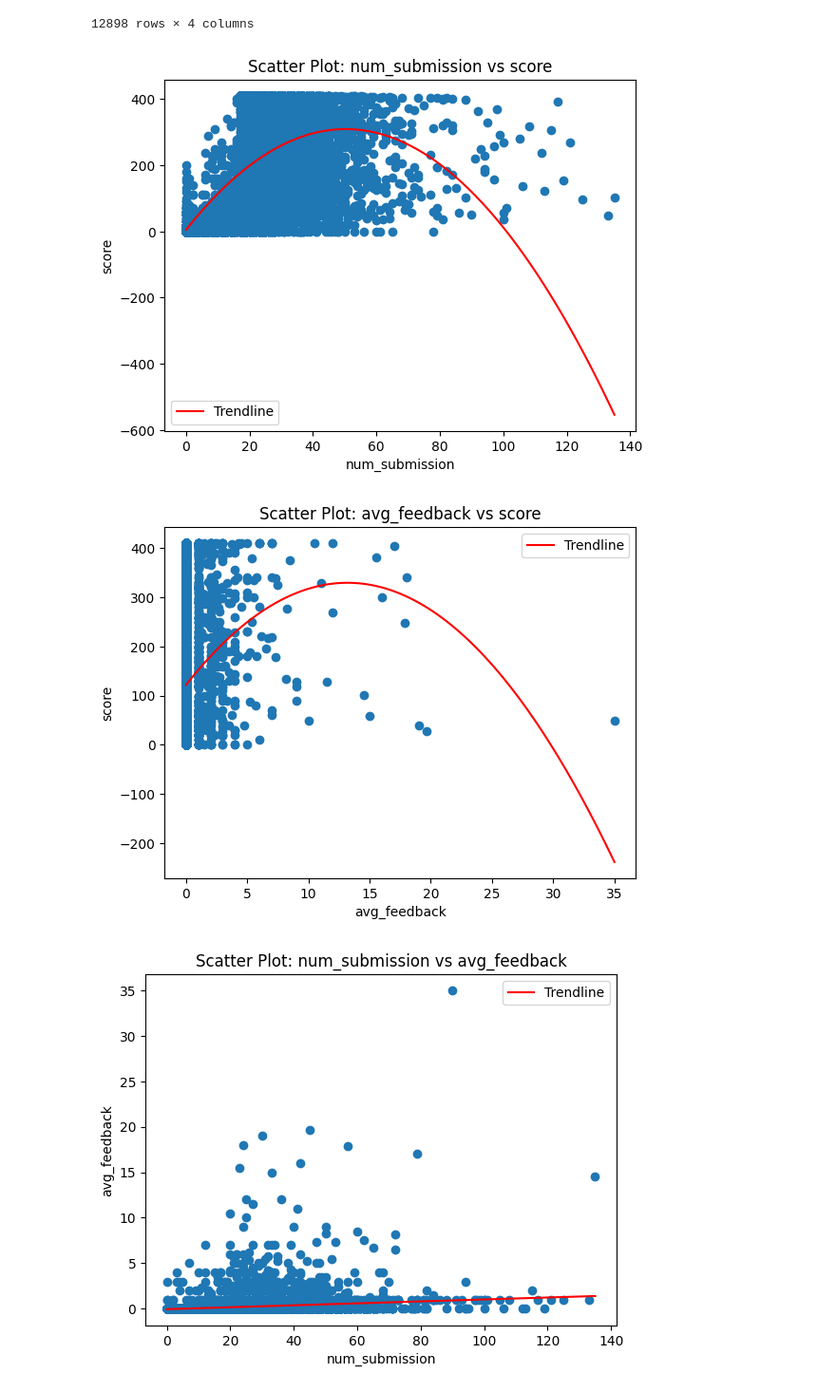
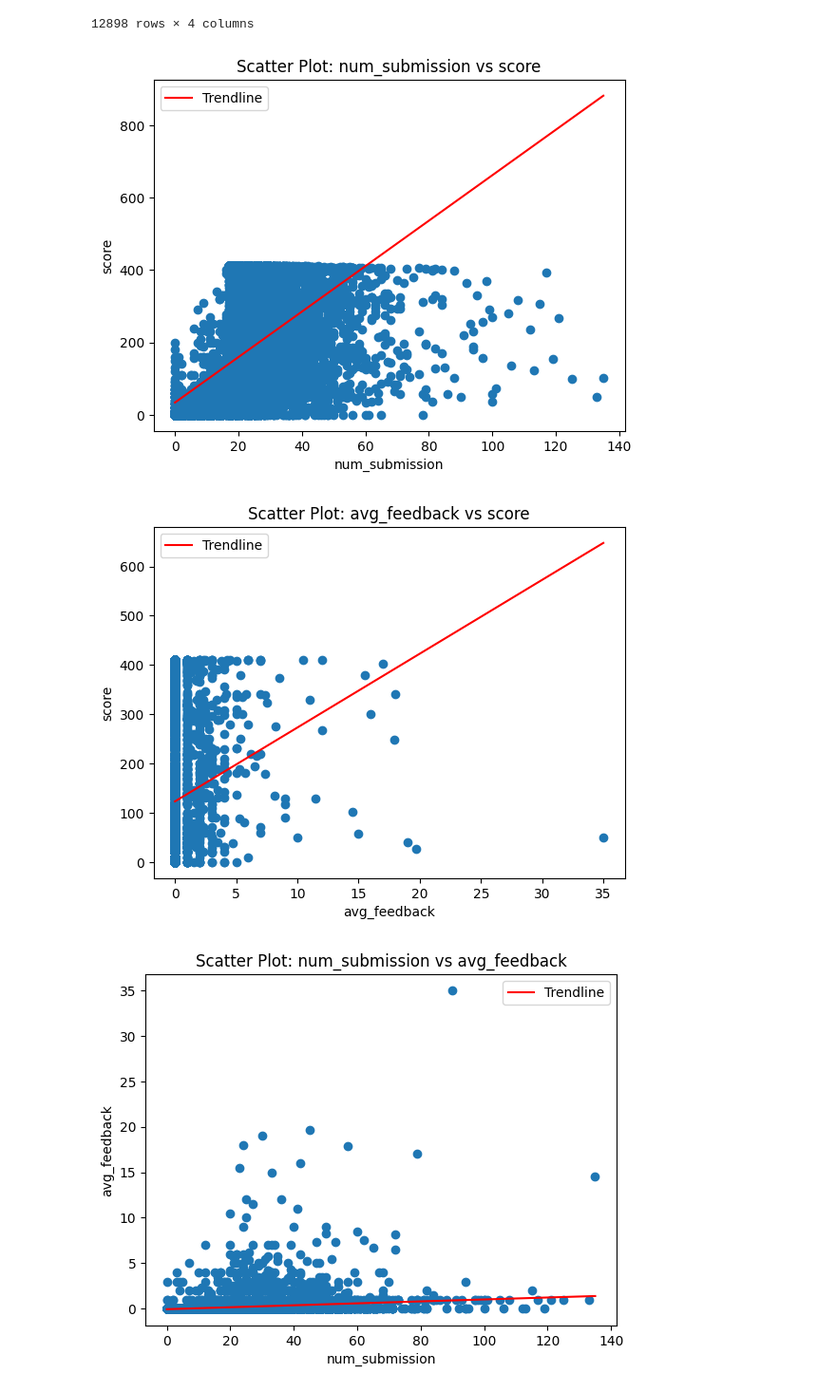
Before and after one commit to samchen0508/747-A2, a Jupyter notebook: result.ipynb, the cells around one changed output. Shown at 95% size. Cells and saved outputs as stored; diff of their text form; code cells hidden in the pictures.

```diff
--- a/result.ipynb
+++ b/result.ipynb
@@ -255,34 +255,34 @@ final_result
 # %%
 x_name = 'num_submission'
 y_name = 'score'
 
 x = final_result[x_name]
 y = final_result[y_name]
 
 # Scatter plot
 plt.scatter(x, y)
 plt.xlabel(x_name)
 plt.ylabel(y_name)
 plt.title('Scatter Plot: {} vs {}'.format(x_name, y_name))
 
 # Add trendline
-coefficients = np.polyfit(x, y, 2)  # Fit a 1st-degree polynomial (line) to the data
+coefficients = np.polyfit(x, y, 1)  # Fit a 1st-degree polynomial (line) to the data
 polynomial = np.poly1d(coefficients)  # Create a polynomial function
 x_values = np.linspace(min(x), max(x), 100)  # Generate x values for the trendline
 y_values = polynomial(x_values)  # Calculate y values using the polynomial function
 plt.plot(x_values, y_values, color='red', label='Trendline')
 
 # #calculate equation for trendline
 # z = np.polyfit(x, y, 1)
 # p = np.poly1d(z)
 
 #add trendline to plot
 # plt.plot(x, p(x))
 
 plt.legend()  # Display the legend
 plt.show()
 # %% [output]
-[figure, old version]
+[figure, new version]
 # %%
 x_name = 'avg_feedback'
 y_name = 'score'
@@ -297,7 +297,7 @@ plt.ylabel(y_name)
 plt.title('Scatter Plot: {} vs {}'.format(x_name, y_name))
 
 # # Add trendline
-coefficients = np.polyfit(x, y, 2)  # Fit a 1st-degree polynomial (line) to the data
+coefficients = np.polyfit(x, y, 1)  # Fit a 1st-degree polynomial (line) to the data
 polynomial = np.poly1d(coefficients)  # Create a polynomial function
 x_values = np.linspace(min(x), max(x), 100)  # Generate x values for the trendline
 y_values = polynomial(x_values)  # Calculate y values using the polynomial function
@@ -312,7 +312,7 @@ plt.plot(x_values, y_values, color='red', label='Trendline')
 plt.legend()  # Display the legend
 plt.show()
 # %% [output]
-[figure, old version]
+[figure, new version]
 # %%
 x_name = 'num_submission'
 y_name = 'avg_feedback'
```
